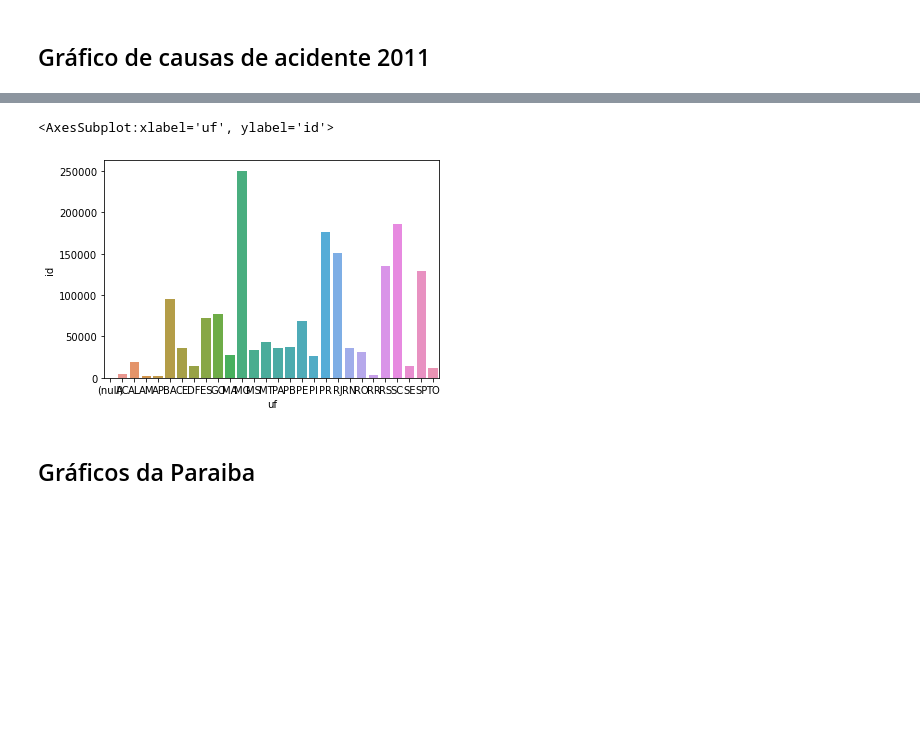
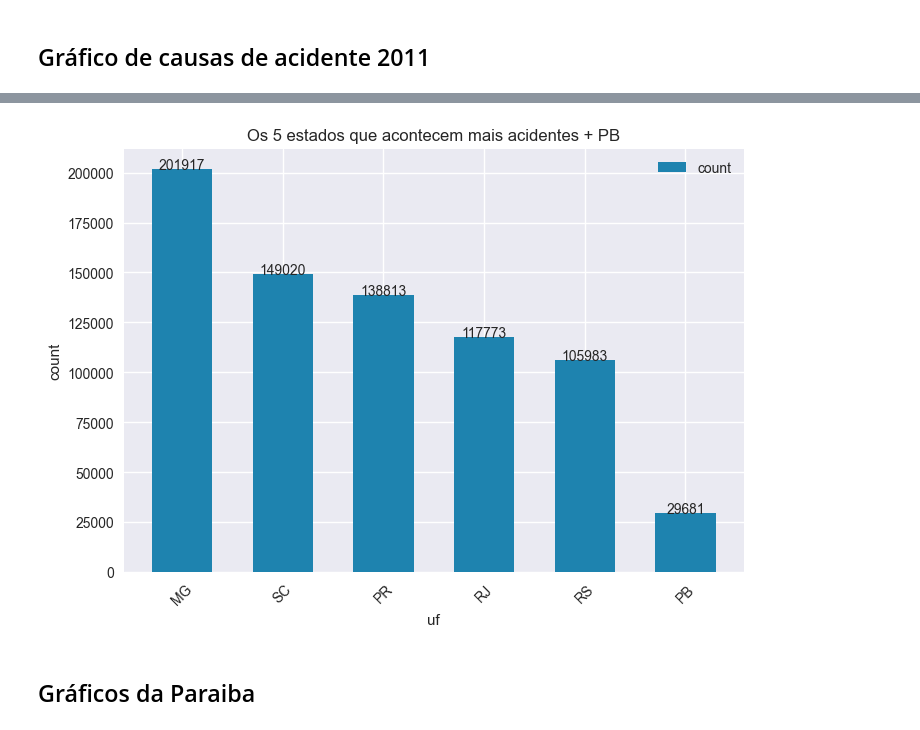
Before and after one commit to raphael720/Projetos_VD, a Jupyter notebook: Projeto_01/Data_V.ipynb, the cells around one changed output, grey strips where cells are left out. Cells and saved outputs as stored; diff of their text form; code cells hidden in the pictures; blank space fills up the shorter version.

```diff
--- a/Projeto_01/Data_V.ipynb
+++ b/Projeto_01/Data_V.ipynb
@@ -43,3 +43,4 @@ for file in files:
 
 df_final = pd.concat(dataframes, ignore_index=True)
 df_sem_duplicatas = df_final.drop_duplicates(subset='id')
+df_sem_duplicatas['count'] = 1
@@ -135,8 +133,15 @@ plt.figure(figsize=(12, 8))
+# %%
+def addlabels(x,y):
+    for i in range(len(x)):
+        plt.text(i, y[i], y[i], ha = 'center')
 # %%
 def grafico_simples(data: pd.core.frame.DataFrame, eixo_x: str, eixo_y: str, title:str) -> None:
 
-    plt.title('Gráfico da queda dos acidentes')
-    plt.bar(data[eixo_x], data[eixo_y].values, color=my_blue, label=eixo_y)
+    X, Y = data[eixo_x], data[eixo_y].values
+
+    plt.title(title)
+    plt.bar(X, Y, color=my_blue, label=eixo_y, width=0.6)
+    addlabels(X, Y)
     plt.legend(loc="upper right")
     plt.xlabel(eixo_x)
     plt.ylabel(eixo_y)
@@ -159,3 +193,5 @@ grafico_simples(df_graph, 'causa_acidente', 'mortos', 'Gráfico de causas de aci
 # %%
-df_sem_duplicatas.groupby('uf')['id'].count().reset_index()
+acidentes_by_uf = df_sem_duplicatas.groupby('uf')['count'].sum().reset_index()
+acidentes_by_uf = acidentes_by_uf.sort_values('count', ascending=False).reset_index(drop=True)
+acidentes_by_uf
 # %% [output]
@@ -181,10 +217,8 @@ df_sem_duplicatas.groupby('uf')['id'].count().reset_index()
 # %%
-sns.barplot(data=df_sem_duplicatas.groupby('uf')['id'].count().reset_index(),
-            x='uf',
-            y='id', orient='v')
+grafico_simples(acidentes_by_uf.loc[acidentes_by_uf['uf'].isin(['MG', 'SC', 'PR', 'RJ', 'RS', 'PB'])], 'uf', 'count',
+                'Os 5 estados que acontecem mais acidentes + PB')
 # %% [output]
-<AxesSubplot:xlabel='uf', ylabel='id'>
-[figure, old version]
+[figure, new version]
 # %% [markdown]
 ## Gráficos da Paraiba
 # %%
```
Also changed, not shown: parts of 23 cells of this notebook.
